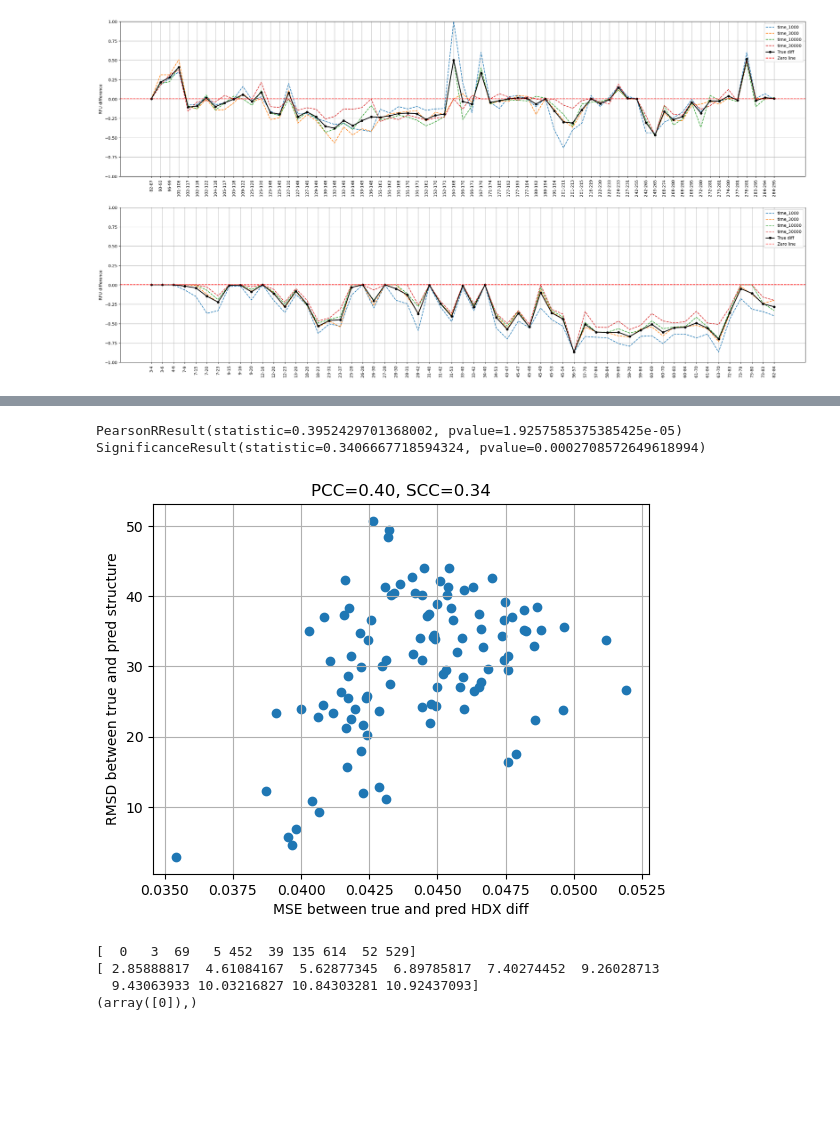
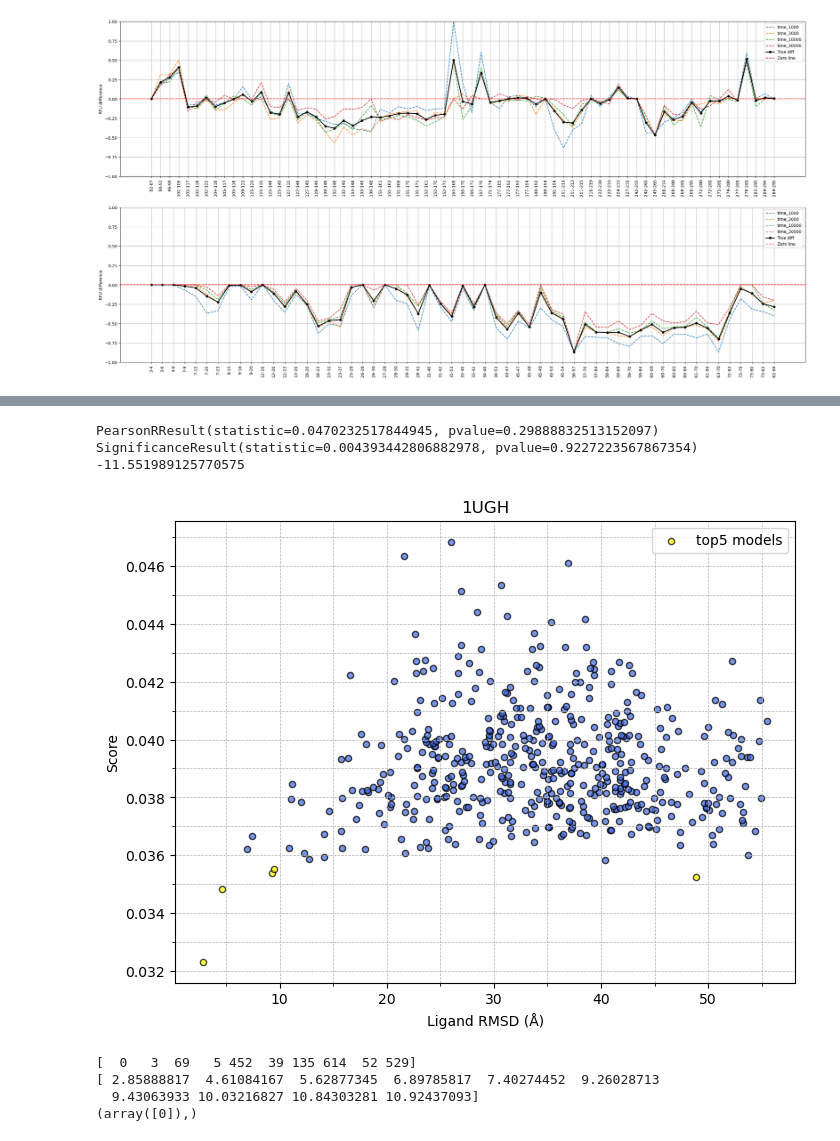
Before and after one commit to SuperChrisW/HDXRank, a Jupyter notebook: script/test.ipynb, the cells around one changed output, grey strips where cells are left out. Saved outputs shown, nothing was run; the diff lists cells and outputs as text; code cells hidden in the pictures; blank space fills up the shorter version.

```diff
--- a/script/test.ipynb
+++ b/script/test.ipynb
@@ -420,25 +420,38 @@ No artists with labels found to put in legend.  Note that artists whose label st
-# %%
-# plot RMSD and mae index
-from scipy.stats import pearsonr, spearmanr
-
-rmsd = np.array(rmsd)
-maes = np.array(maes)
-
-pcc = pearsonr(maes, rmsd)
-scc = spearmanr(maes, rmsd)
-print(pcc)
-print(scc)
-
-plt.xlabel('MSE between true and pred HDX diff')
-plt.ylabel('RMSD between true and pred structure')
-plt.grid()
-plt.scatter(maes, rmsd)
-plt.title(f'PCC={pcc[0]:.2f}, SCC={scc[0]:.2f}')
-plt.show()
-# %% [output]
-PearsonRResult(statistic=0.3952429701368002, pvalue=1.9257585375385425e-05)
-SignificanceResult(statistic=0.3406667718594324, pvalue=0.0002708572649618994)
-[figure, removed]
+# %%
+# plot RMSD and mae index
+from scipy.stats import pearsonr, spearmanr
+from sklearn.metrics import r2_score
+from matplotlib.ticker import AutoMinorLocator
+
+protein_name = '1UGH'
+rmsd = np.array([i[2] for i in sorted_batch])
+maes = np.array([i[0] for i in sorted_batch])
+
+pcc = pearsonr(maes, rmsd)
+scc = spearmanr(maes, rmsd)
+r_squared = r2_score(rmsd, maes)
+print(pcc)
+print(scc)
+print(r_squared)
+
+plt.figure(figsize=(8, 6))
+plt.ylabel('Score')
+plt.xlabel('Ligand RMSD (Å)')
+plt.scatter(rmsd[:5], maes[:5], alpha=0.7, edgecolor='black', color='yellow', s=20, label = 'top5 models')
+plt.scatter(rmsd[5:], maes[5:], alpha=0.7, edgecolor='black', color='royalblue', s=20)
+
+plt.title(f'1UGH')
+plt.grid(True, which='both', linestyle='--', linewidth=0.5)
+plt.minorticks_on()
+plt.gca().xaxis.set_minor_locator(AutoMinorLocator(2))
+plt.gca().yaxis.set_minor_locator(AutoMinorLocator(2))
+plt.legend()
+plt.savefig(f'/home/lwang/models/HDX_LSTM/data/Latest_test/hdock/{protein_name}_RMSD_MAE.png', dpi = 300)
+# %% [output]
+PearsonRResult(statistic=0.0470232517844945, pvalue=0.29888832513152097)
+SignificanceResult(statistic=0.004393442806882978, pvalue=0.9227223567867354)
+-11.551989125770575
+[figure, added]
 # %%
 # calculate structure RMSD
 from Bio.PDB import PDBParser
```
Also changed, not shown: parts of 4 cells of this notebook.
